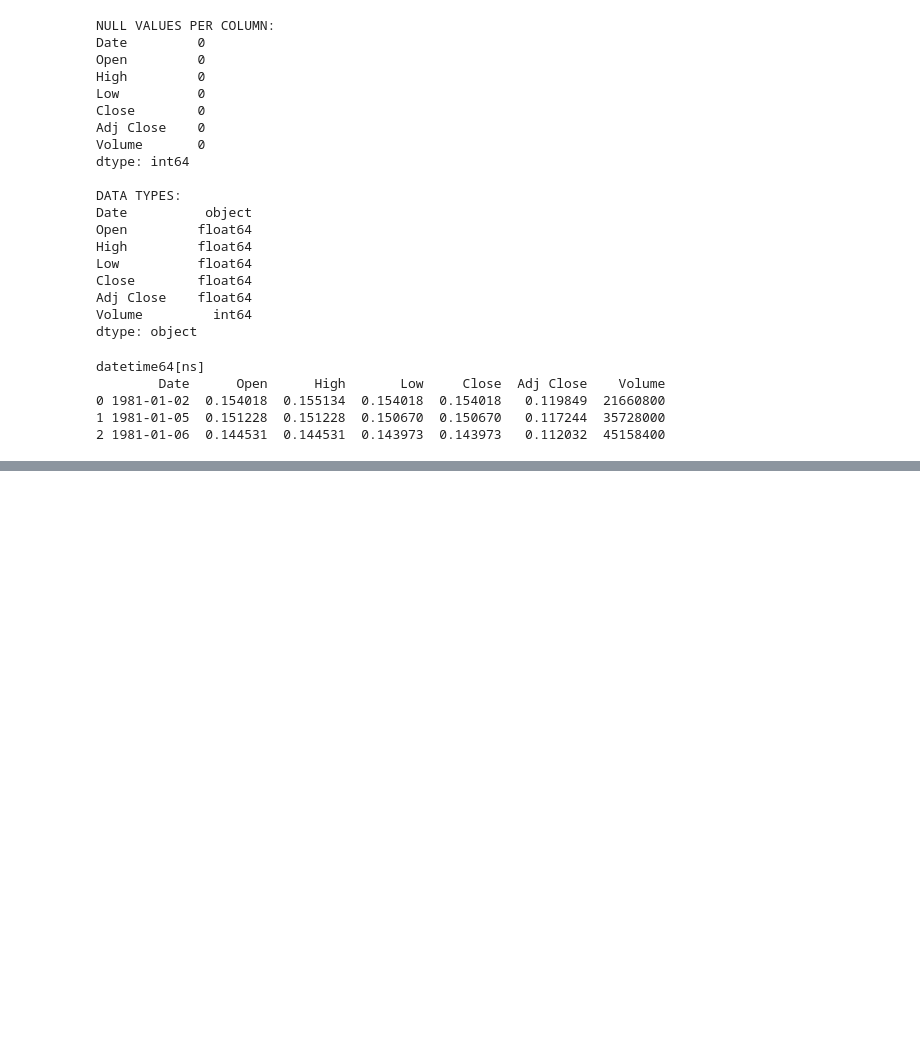
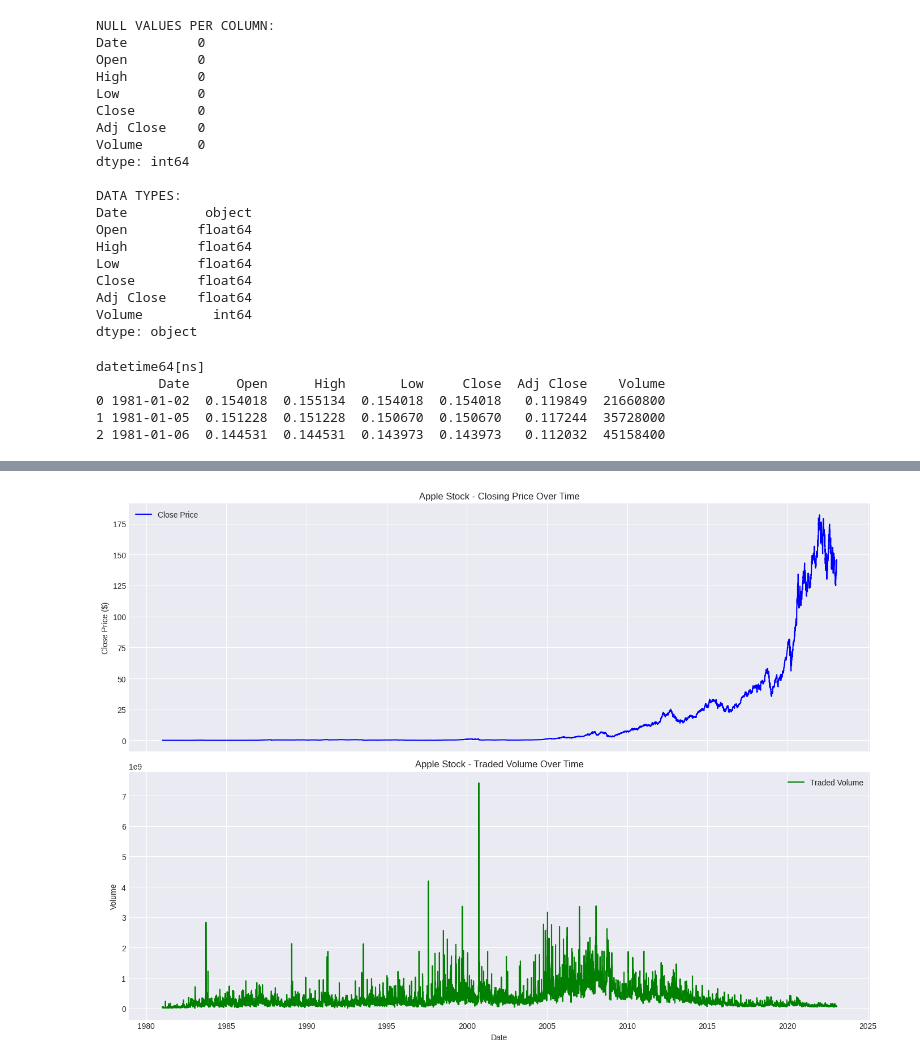
Before and after one commit to mila-klimovich/DI-Bootcamp, a Jupyter notebook: week12/day3/week12project.ipynb, the cells around one changed output, grey strips where cells are left out. Saved outputs shown, nothing was run; the diff lists cells and outputs as text; code cells hidden in the pictures; blank space fills up the shorter version.

```diff
--- a/week12/day3/week12project.ipynb
+++ b/week12/day3/week12project.ipynb
@@ -84,0 +129,25 @@ NameError: name 'df' is not defined
+# %%
+# Set the plot style
+plt.style.use('seaborn-v0_8-darkgrid')
+
+# Create a figure with two subplots (vertically stacked)
+fig, axs = plt.subplots(2, 1, figsize=(14, 10), sharex=True)
+
+# 1. Plot closing price over time
+axs[0].plot(df['Date'], df['Close'], color='blue', label='Close Price')
+axs[0].set_title('Apple Stock - Closing Price Over Time')
+axs[0].set_ylabel('Close Price ($)')
+axs[0].legend()
+
+# 2. Plot traded volume over time
+axs[1].plot(df['Date'], df['Volume'], color='green', label='Traded Volume')
+axs[1].set_title('Apple Stock - Traded Volume Over Time')
+axs[1].set_xlabel('Date')
+axs[1].set_ylabel('Volume')
+axs[1].legend()
+
+# Adjust layout
+plt.tight_layout()
+plt.show()
+# %% [output]
+[figure, added]
```
Also changed, not shown: parts of 6 cells of this notebook.
